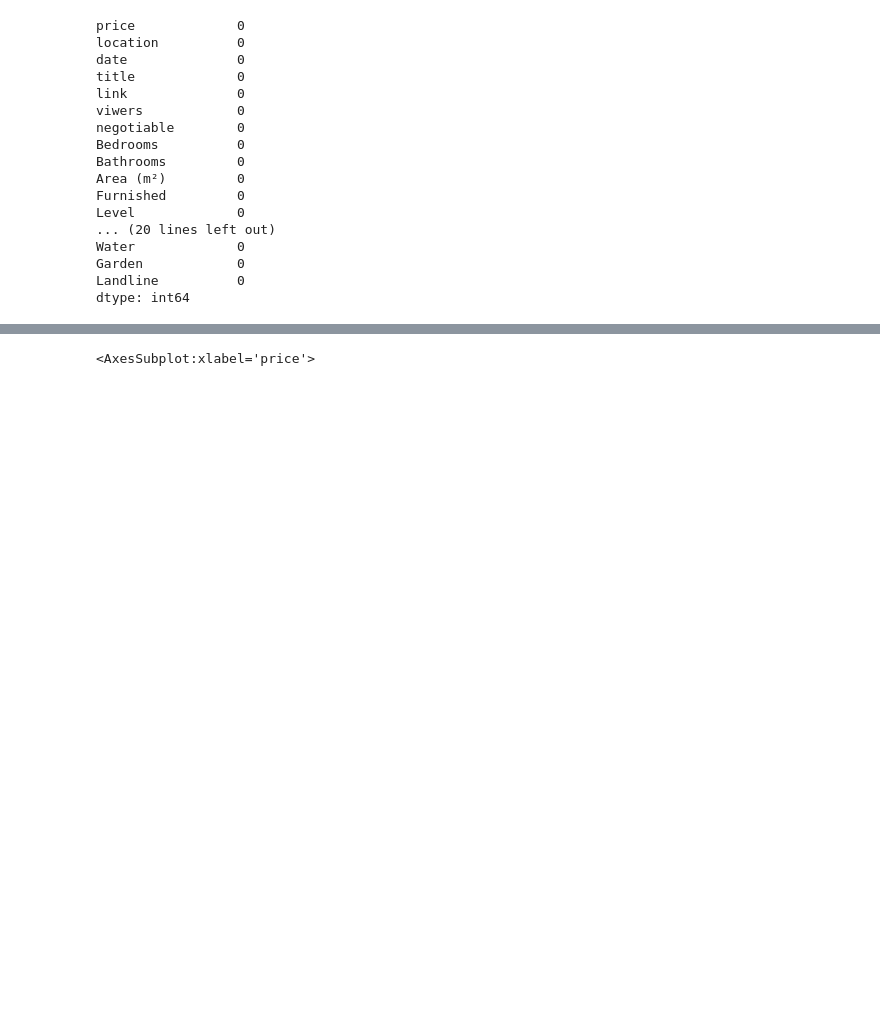
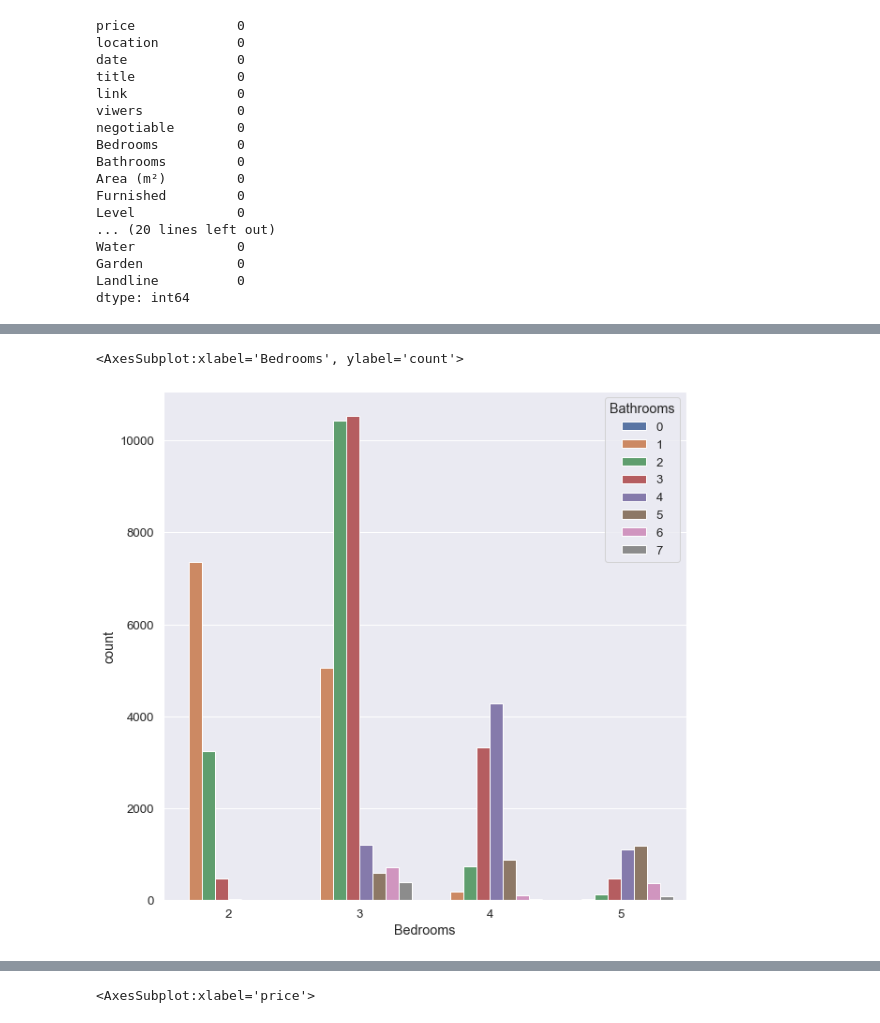
Before and after one commit to mabdulbaqui/OLX, a Jupyter notebook: MORE/V2/exploer.ipynb, the cells around one changed output, grey strips where cells are left out. Cells and saved outputs as stored; diff of their text form; code cells hidden in the pictures; blank space fills up the shorter version.

```diff
--- a/MORE/V2/exploer.ipynb
+++ b/MORE/V2/exploer.ipynb
@@ -510,0 +517,6 @@ Furnished
+# %%
+catgorical_columns=["Bedrooms","Bathrooms","Furnished","Type","cat","Delivery Term","Delivery Date","Payment Option","negotiable"]
+sns.countplot(x='Bedrooms', data=df_totla ,hue="Bathrooms")
+# %% [output]
+<AxesSubplot:xlabel='Bedrooms', ylabel='count'>
+[figure, added]
```
Also changed, not shown: parts of 20 cells of this notebook, 6 other files.
